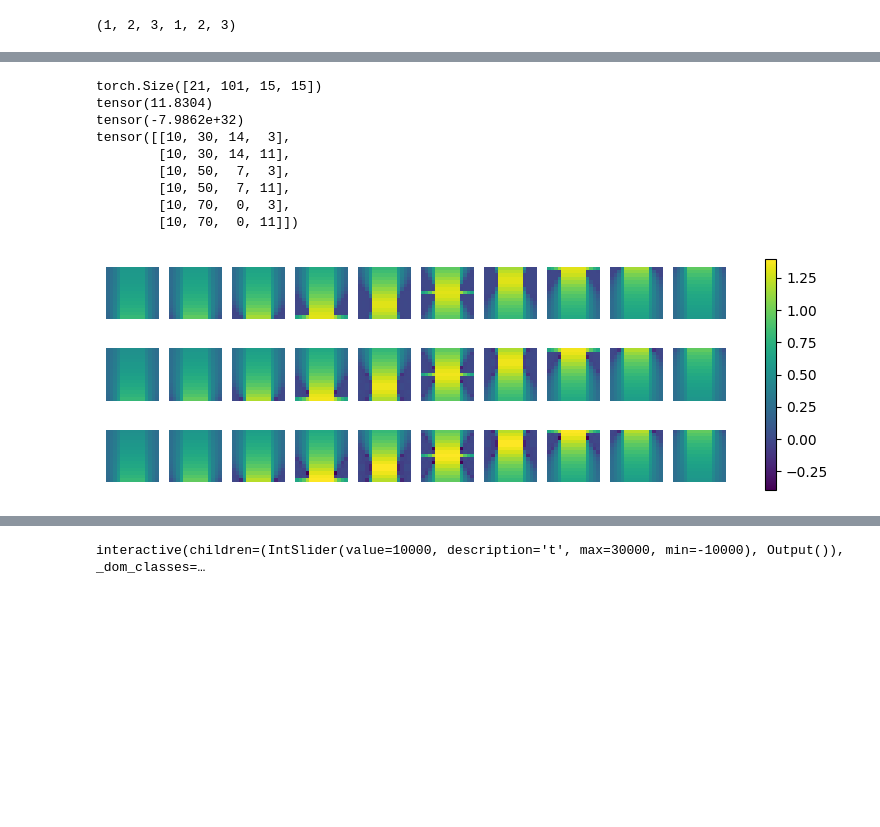
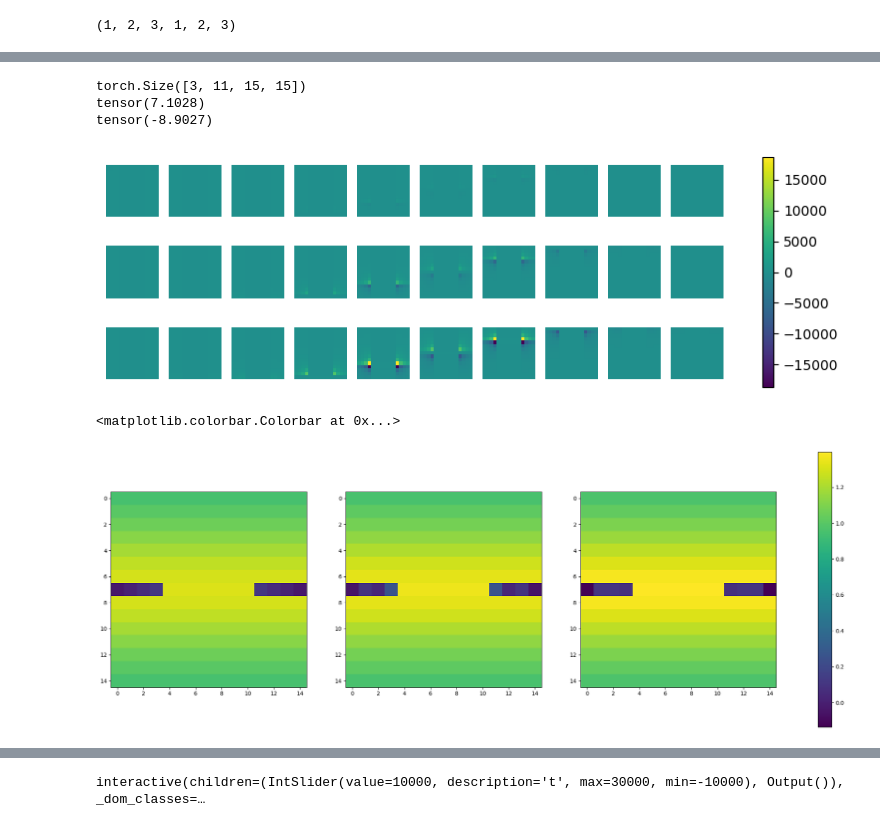
Before and after one commit to Junang-Wang/Top-invar-DL, a Jupyter notebook: Graphene_SS_Note.ipynb, the cells around one changed output, grey strips where cells are left out. Saved outputs shown, nothing was run; the diff lists cells and outputs as text; code cells hidden in the pictures; blank space fills up the shorter version.

```diff
--- a/Graphene_SS_Note.ipynb
+++ b/Graphene_SS_Note.ipynb
@@ -40,5 +40,5 @@ torch.cuda.memory_allocated()
 # %%
-from Graphene_Generator_v3_Gpu import *
+from Graphene_Generator_v4_Gpu import *
 torch.cuda.empty_cache()
 device = 'cuda'
 t = torch.arange(10,52,20)
@@ -50,8 +50,8 @@ B_steps = 15
 mu_steps = 15
 mu_random = 11
 B = torch.linspace(-2,2,B_steps)
-mu_0 = torch.linspace(-5,5,mu_random)
-mu_offset = torch.linspace(-2,2,mu_steps)
+mu_0 = torch.linspace(-5,5,mu_random).round(decimals=4)
+mu_offset = torch.linspace(-2,2,mu_steps).round(decimals=4)
 mu_truck = 1
 mu_div = mu_random//mu_truck
 nx, ny = 1500, 1500
@@ -75,23 +75,17 @@ for i in range(t_unique):
 label_mask = (abs(mu_0)<=2).repeat(t_unique)
 Graphene_labels = label_mask*2*torch.ones(mu_random*t_unique)
 
-Graphene_D = torch.pi*Graphene_D.reshape(t_unique*mu_random,1,B_steps,mu_steps)
+Graphene_D = torch.pi/Delta*Graphene_D.reshape(t_unique*mu_random,1,B_steps,mu_steps)
 # %%
-Graphene_D = Graphene_D.reshape(21,101,15,15)
+Graphene_D = Graphene_D.reshape(3,11,15,15)
 print(Graphene_D.shape)
 print(Graphene_D.max())
 print(Graphene_D.min())
-print(torch.argwhere(Graphene_D<-100))
+#print(torch.argwhere(Graphene_D<-100))
 # %% [output]
-torch.Size([21, 101, 15, 15])
-tensor(11.8304)
-tensor(-7.9862e+32)
-tensor([[10, 30, 14,  3],
-        [10, 30, 14, 11],
-        [10, 50,  7,  3],
-        [10, 50,  7, 11],
-        [10, 70,  0,  3],
-        [10, 70,  0, 11]])
+torch.Size([3, 11, 15, 15])
+tensor(7.1028)
+tensor(-8.9027)
 # %%
 Graphene_D = Graphene_D.reshape(21*101,1,15,15)
 # %%
@@ -124,4 +118,15 @@ for i in range(t_show):
 plt.colorbar(im,ax=ax)
 plt.show()
 # %% [output]
-[figure, old version]
+[figure, new version]
+# %%
+fig,ax = plt.subplots(1,3)
+fig.set_figwidth(27)
+fig.set_figheight(9)
+ax[0].imshow(Graphene_D[0,5],vmax=vmax,vmin=vmin)
+ax[1].imshow(Graphene_D[1,5],vmax=vmax,vmin=vmin)
+im=ax[2].imshow(Graphene_D[2,5],vmax=vmax,vmin=vmin)
+plt.colorbar(im,ax=ax)
+# %% [output]
+<matplotlib.colorbar.Colorbar at 0x...>
+[figure, added]
```
Also changed, not shown: parts of 9 cells of this notebook, 3 other files.
